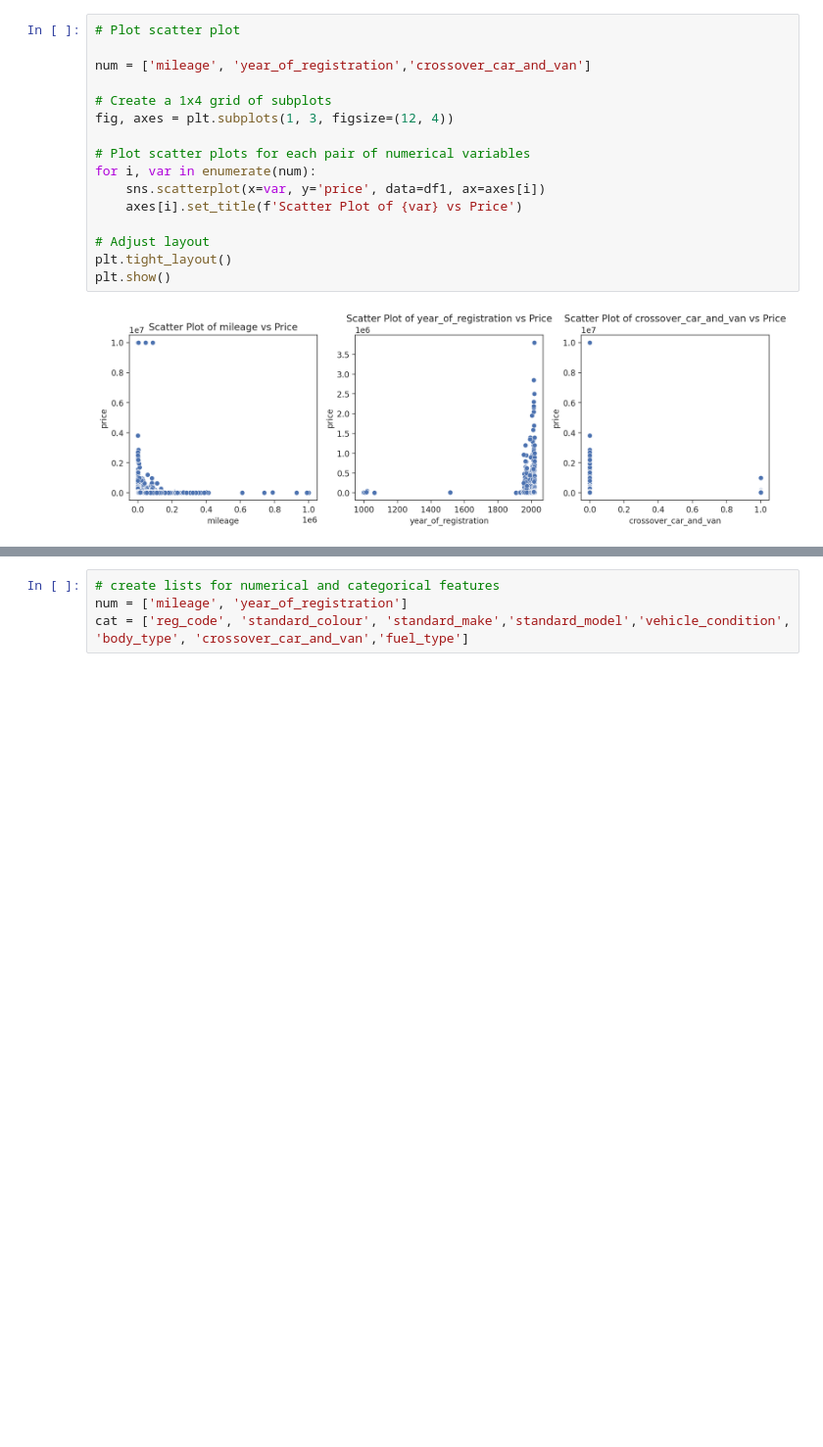
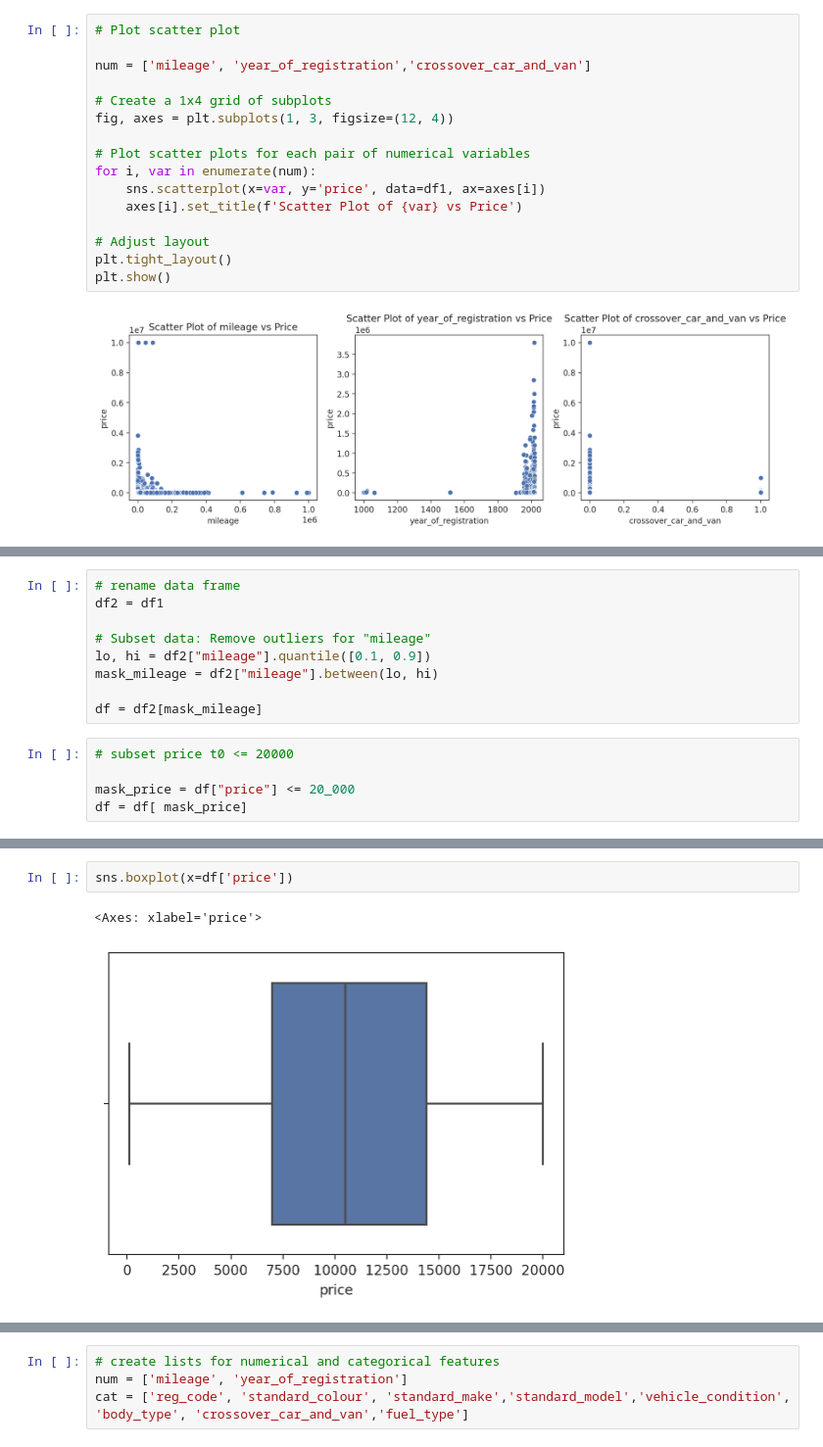
Before and after one commit to kessingtonosazee/GCP_Project_1, a Jupyter notebook: assessment_rrr.ipynb, the cells around one changed output, grey strips where cells are left out. Shown at 98% size. Saved outputs shown, nothing was run; the diff lists cells and outputs as text; blank space fills up the shorter version.

```diff
--- a/assessment_rrr.ipynb
+++ b/assessment_rrr.ipynb
@@ -461,0 +315,14 @@ missing_value_counts_df
+# %%
+# rename data frame
+df2 = df1
+
+# Subset data: Remove outliers for "mileage"
+lo, hi = df2["mileage"].quantile([0.1, 0.9])
+mask_mileage = df2["mileage"].between(lo, hi)
+
+df = df2[mask_mileage]
+# %%
+# subset price t0 <= 20000
+
+mask_price = df["price"] <= 20_000
+df = df[ mask_price]
@@ -461,0 +341,5 @@ missing_value_counts_df
+# %%
+sns.boxplot(x=df['price'])
+# %% [output]
+<Axes: xlabel='price'>
+[figure, added]
```
Also changed, not shown: parts of 37 cells of this notebook.
